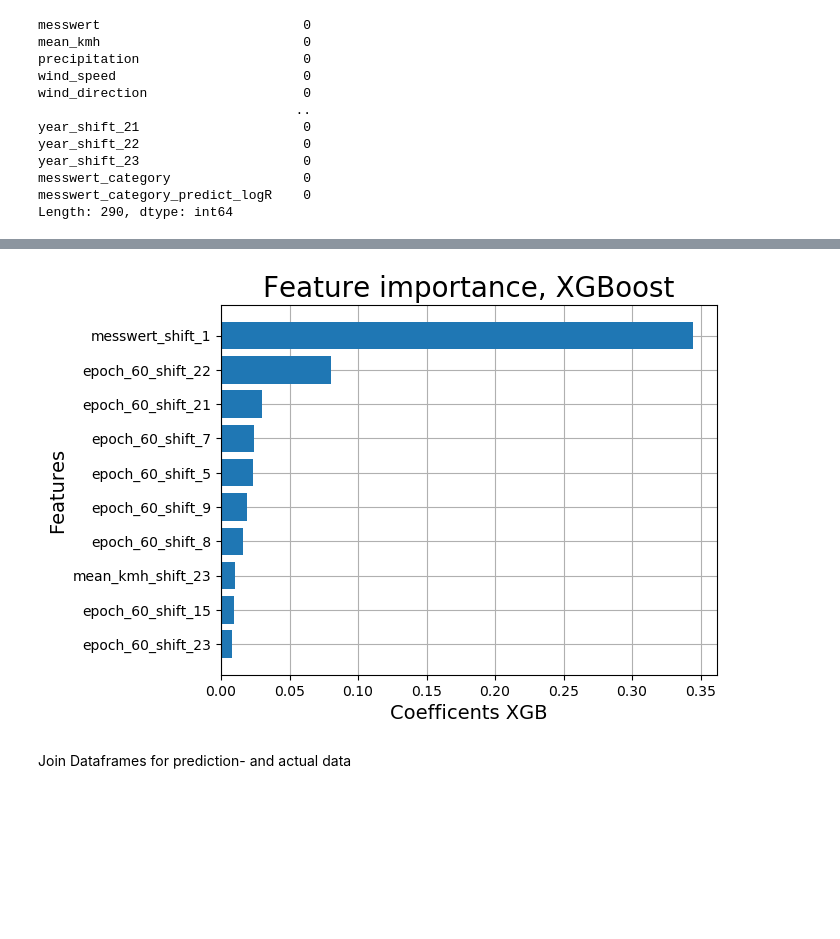
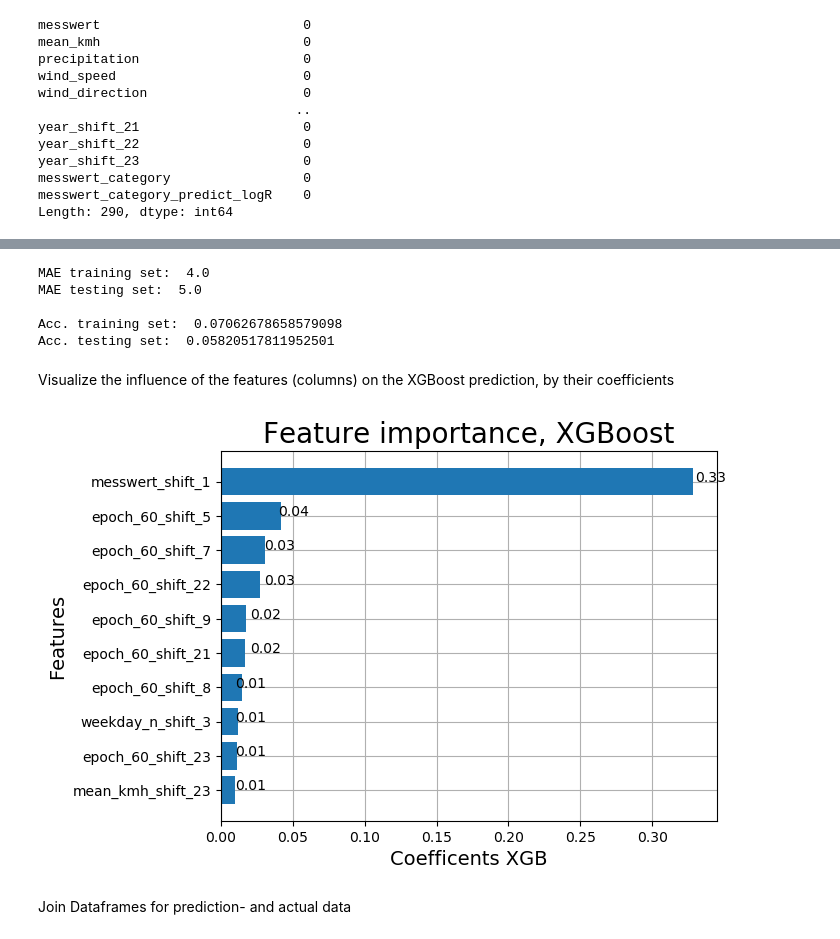
Before and after one commit to AnnaBooki/ml_test, a Jupyter notebook: Logistic_REG.ipynb, the cells around one changed output, grey strips where cells are left out. Cells and saved outputs as stored; diff of their text form; code cells hidden in the pictures; blank space fills up the shorter version.

```diff
--- a/Logistic_REG.ipynb
+++ b/Logistic_REG.ipynb
@@ -277,3 +273,6 @@ Index(['messwert', 'mean_kmh', 'precipitation', 'wind_speed', 'wind_direction',
+# %%
+df_filtered['wind_direction'].values[df_filtered['wind_direction'].values > 360.0] = 0
+#print(df_filtered['wind_direction'].sort_values())
 # %% [markdown]
 Split the remaining dataframe between a training dataset and an unseen test dataset.
 # %% [markdown]
@@ -441,7 +424,9 @@ from sklearn.linear_model import LogisticRegression, LogisticRegressionCV
 ## build a logistic regression model
 ## C param: smaller value = stronger regularisation
 
-logistic_reg = LogisticRegressionCV(Cs=[0.1, 2.0, 4.0], penalty='l2', solver='sag', max_iter=150, verbose=True)
+logistic_reg = LogisticRegressionCV(Cs=[0.1, 2.0, 4.0], penalty='l2',
+                                        solver='sag', max_iter=100, verbose=False)
+## random_state (shuffle of the data ) has no influence on model prediction
 
 #logistic_reg = LogisticRegression(C=2.0, penalty='l2', solver="sag", max_iter=150, warm_start=True, verbose=True)
 # # max_iter=30000, random_state=0 or 42,
@@ -678,3 +659,6 @@ print(f"""
+# %%
+y_train = df_filtered['messwert'].loc[:split_date]
+y_test = df_filtered['messwert'].loc[split_date:]
 # %%
 from xgboost import XGBRegressor,plot_importance
 
@@ -686,3 +670,10 @@ model = XGBRegressor(n_estimators=5000,
                         eta = 0.15,
                         objective='reg:squarederror'
                         )
+# %%
+model.fit(X_train, y_train,
+       verbose=False,
+        early_stopping_rounds=100,
+        eval_set=[(X_train, y_train), (X_test, y_test)])
+
+y_pred = model.predict(X_test)
@@ -689 +693,17 @@ model = XGBRegressor(n_estimators=5000,
+# %%
+y_pred_train = model.predict(X_train)
+
+print("MAE training set: ", median_absolute_error(y_train, np.round(y_pred_train,0)))
+print("MAE testing set: ", median_absolute_error(y_test, np.round(y_pred,0)), "\n")
+
+print("Acc. training set: ", metrics.accuracy_score(y_train, np.round(y_pred_train,0)))
+print("Acc. testing set: ", metrics.accuracy_score(y_test, np.round(y_pred,0)))
+# %% [output]
+MAE training set:  4.0
+MAE testing set:  5.0
+
+Acc. training set:  0.07062678658579098
+Acc. testing set:  0.05820517811952501
+# %% [markdown]
+Visualize the influence of the features (columns) on the XGBoost prediction, by their coefficients
 # %%
@@ -702,27 +716,27 @@ coefs_xgb = coefs_xgb.sort_values(by="abs", ascending=False)
 # %%
 plt.rcdefaults()
 fig, ax = plt.subplots()
 
 y_pos = np.arange(len(coefs_xgb.index))
 
 ax.barh(y_pos[0:10], coefs_xgb.values[0:10,1])
 ax.set_yticks(y_pos[0:10])
 ax.set_yticklabels(coefs_xgb.index[0:10])
 ax.invert_yaxis()  # labels read top-to-bottom
 ax.set_xlabel('Coefficents XGB', size=14)
 ax.set_ylabel('Features', size=14)
 ax.set_title('Feature importance, XGBoost', size=20)
 plt.grid(axis='y')
 plt.grid(axis='x')
 ax.set_axisbelow(True)
-for index, value in enumerate(np.around(coefs_xgb.values[0:10,1],1)):
+for index, value in enumerate(np.around(coefs_xgb.values[0:10,1],2)):
     plt.text(value, index, str(value))
 plt.show()
 
 #same like xgb.nb
 #_ = plot_importance(model, height=0.8, max_num_features=20)
 # %% [output]
-[figure, old version]
+[figure, new version]
 # %% [markdown]
 Join Dataframes for prediction- and actual data
 # %%
```
Also changed, not shown: parts of 49 cells of this notebook.
